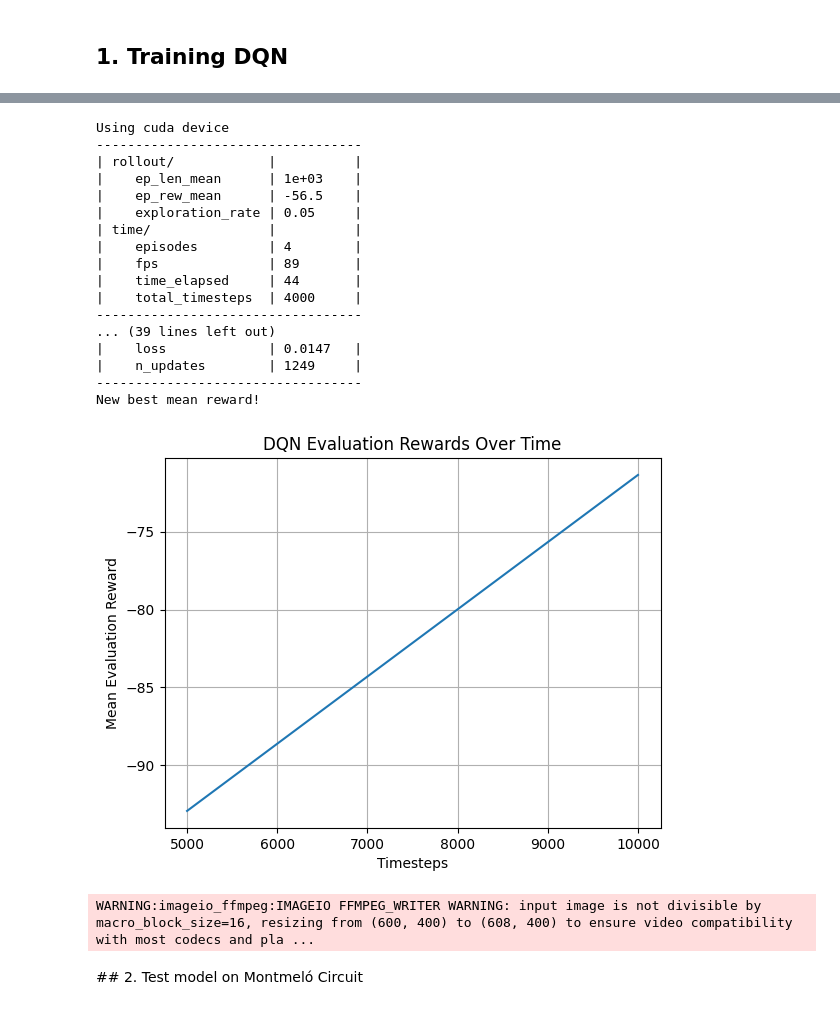
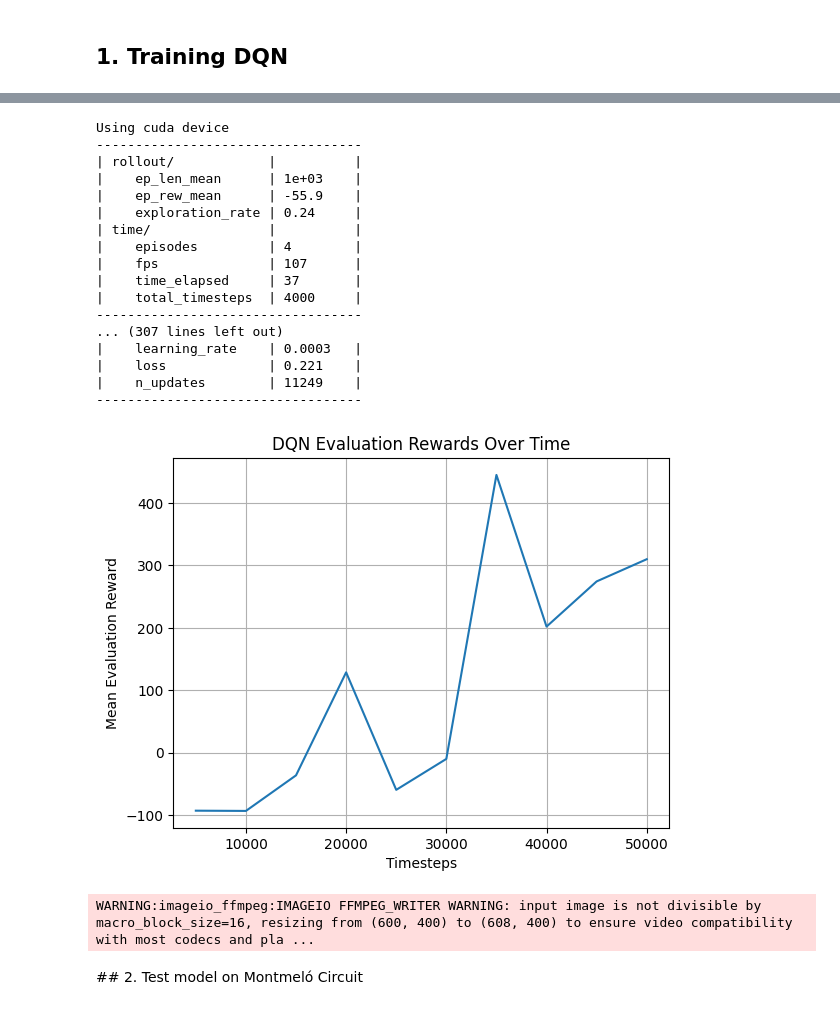
Before and after one commit to ferranboadabse/RL_CarRacing, a Jupyter notebook: RL_project_DQN.ipynb, the cells around one changed output, grey strips where cells are left out. Drawn from its saved outputs; the diff is of its cells as text; code cells hidden in the pictures.

```diff
--- a/RL_project_DQN.ipynb
+++ b/RL_project_DQN.ipynb
@@ -45,15 +46,22 @@ Successfully installed box2d-py-2.3.5 gymnasium-0.28.1 pygame-2.1.3 stable-basel
 # %%
 
 # ------- Training Parameters ---------
-timesteps = 10000
+timesteps = 50000
 learning_rate = 3e-4
 buffer_size = 50000
-batch_size = 512
+batch_size = 128
 gamma = 0.99
 learning_starts = 5000
 stacked_frames = 4
+target_update_interval = 1000
+train_freq = 4
+gradient_steps = 1
 
 # -------- Rewards --------------------
+#The reward is -0.1 every frame and +1000/N for every track tile visited,
+# where N is the total number of tiles visited in the track.
+# For example, if you have finished in 732 frames, your reward is 1000 - 0.1*732 = 926.8 points.
+
 class RewardShapingWrapper(gym.Wrapper):
     def __init__(self, env):
         super(RewardShapingWrapper, self).__init__(env)
@@ -61,25 +69,25 @@ class RewardShapingWrapper(gym.Wrapper):
     def step(self, action):
         obs, reward, terminated, truncated, info = self.env.step(action)
 
-        if reward < 0:
-            reward = -1
-        else:
-            speed = np.linalg.norm(info.get("velocity", [0, 0]))
-            reward += 0.1 * speed
+      #  if reward < 0:
+      #      reward = -1
+      #  else:
+      #      speed = np.linalg.norm(info.get("velocity", [0, 0]))
+      #      reward += 0.1 * speed
 
-        reward = np.clip(reward, -1, 1)
+      #  reward = np.clip(reward, -1, 1)
         return obs, reward, terminated, truncated, info
 
 # --------- Training Environment ------------------
 env = DummyVecEnv([
-    lambda: RewardShapingWrapper(Monitor(gym.make("CarRacing-v2", continuous=False, render_mode="rgb_array")))
+    lambda: RewardShapingWrapper(Monitor(gym.make("CarRacing-v2", continuous=False, render_mode="None")))
 ])
 env = VecFrameStack(env, n_stack=stacked_frames)
 env = VecTransposeImage(env)
 
 # --------- Evaluation Environment for Callback ----
 eval_env_callback = DummyVecEnv([
-    lambda: RewardShapingWrapper(Monitor(gym.make("CarRacing-v2", continuous=False, render_mode="rgb_array")))
+    lambda: RewardShapingWrapper(Monitor(gym.make("CarRacing-v2", continuous=False, render_mode="None")))
 ])
 eval_env_callback = VecFrameStack(eval_env_callback, n_stack=stacked_frames)
 eval_env_callback = VecTransposeImage(eval_env_callback)
@@ -93,7 +101,10 @@ model = DQN("CnnPolicy", env,
             gamma=gamma,
             exploration_initial_eps=1.0,
             exploration_final_eps=0.05,
-            exploration_fraction=0.1,      # decay over first 10% of timesteps
+            exploration_fraction=0.1, # decay over first 10% of timesteps
+            target_update_interval=target_update_interval,
+            train_freq=train_freq,
+            gradient_steps=gradient_steps,
             verbose=2)
 
 # ---------- EvalCallback Setup -------------------
@@ -132,42 +143,42 @@ while not done:
 eval_env.close()
 
 # ------------ Plot Evaluation Rewards --------------
 try:
     data = np.load("./logs/evaluations.npz")
     timesteps_logged = data["timesteps"]
     mean_rewards = data["results"].mean(axis=1)
 
     plt.plot(timesteps_logged, mean_rewards)
     plt.xlabel("Timesteps")
     plt.ylabel("Mean Evaluation Reward")
     plt.title("DQN Evaluation Rewards Over Time")
     plt.grid()
     plt.show()
 except Exception as e:
     print("Plotting failed:", e)
 
 # --------------- Save Video ------------------------
 video_path = "/content/dqn_carracing.mp4"
 imageio.mimsave(video_path, [np.array(f) for f in frames], fps=30)
 # %% [output]
 Using cuda device
 ----------------------------------
 | rollout/            |          |
 |    ep_len_mean      | 1e+03    |
-|    ep_rew_mean      | -56.5    |
-|    exploration_rate | 0.05     |
+|    ep_rew_mean      | -55.9    |
+|    exploration_rate | 0.24     |
 | time/               |          |
 |    episodes         | 4        |
-|    fps              | 89       |
-|    time_elapsed     | 44       |
+|    fps              | 107      |
+|    time_elapsed     | 37       |
 |    total_timesteps  | 4000     |
 ----------------------------------
-... (39 lines left out)
-|    loss             | 0.0147   |
-|    n_updates        | 1249     |
+... (307 lines left out)
+|    learning_rate    | 0.0003   |
+|    loss             | 0.221    |
+|    n_updates        | 11249    |
 ----------------------------------
-New best mean reward!
-[figure, old version]
+[figure, new version]
 WARNING:imageio_ffmpeg:IMAGEIO FFMPEG_WRITER WARNING: input image is not divisible by macro_block_size=16, resizing from (600, 400) to (608, 400) to ensure video compatibility with most codecs and pla ...
 # %% [markdown]
 ## 2. Test model on Montmeló Circuit
```
Also changed, not shown: parts of 1 cell of this notebook.
